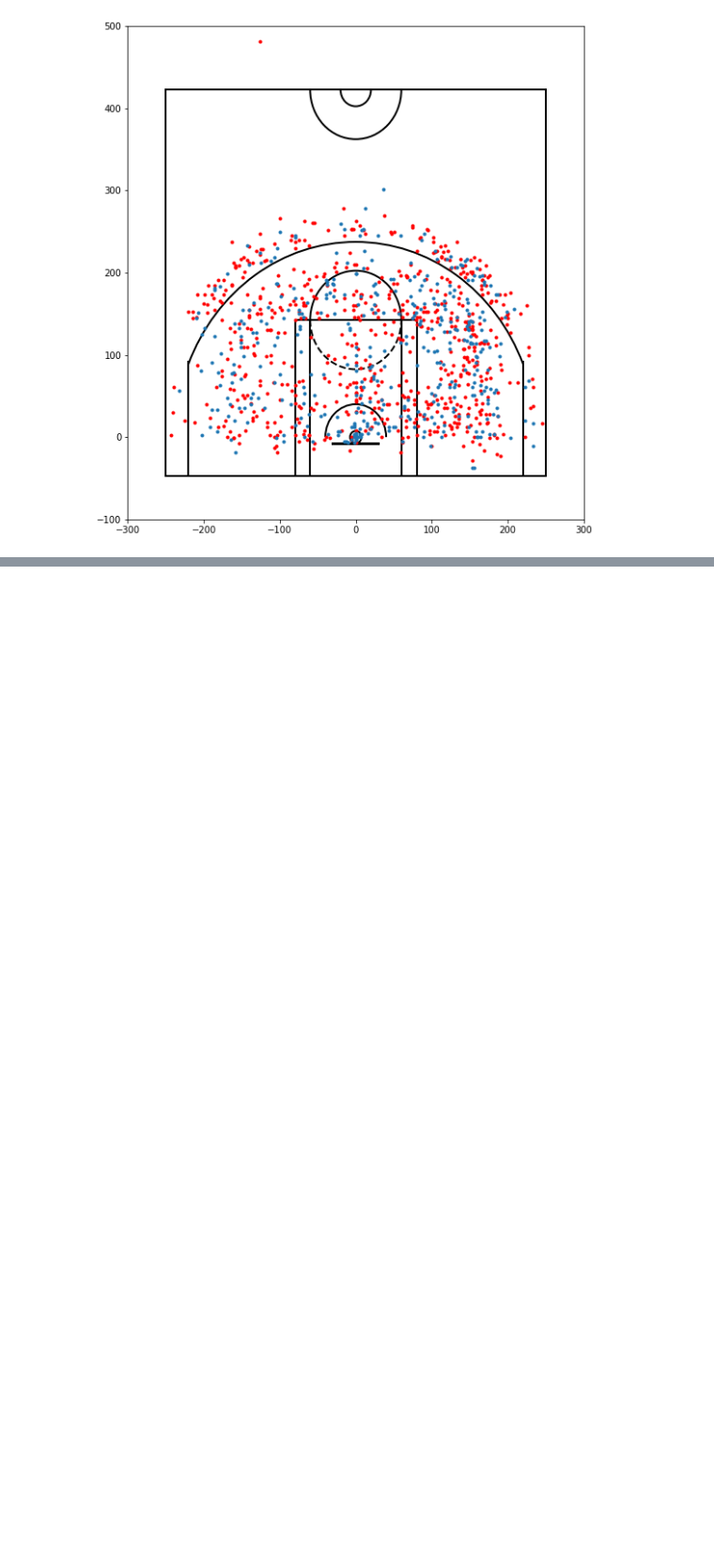
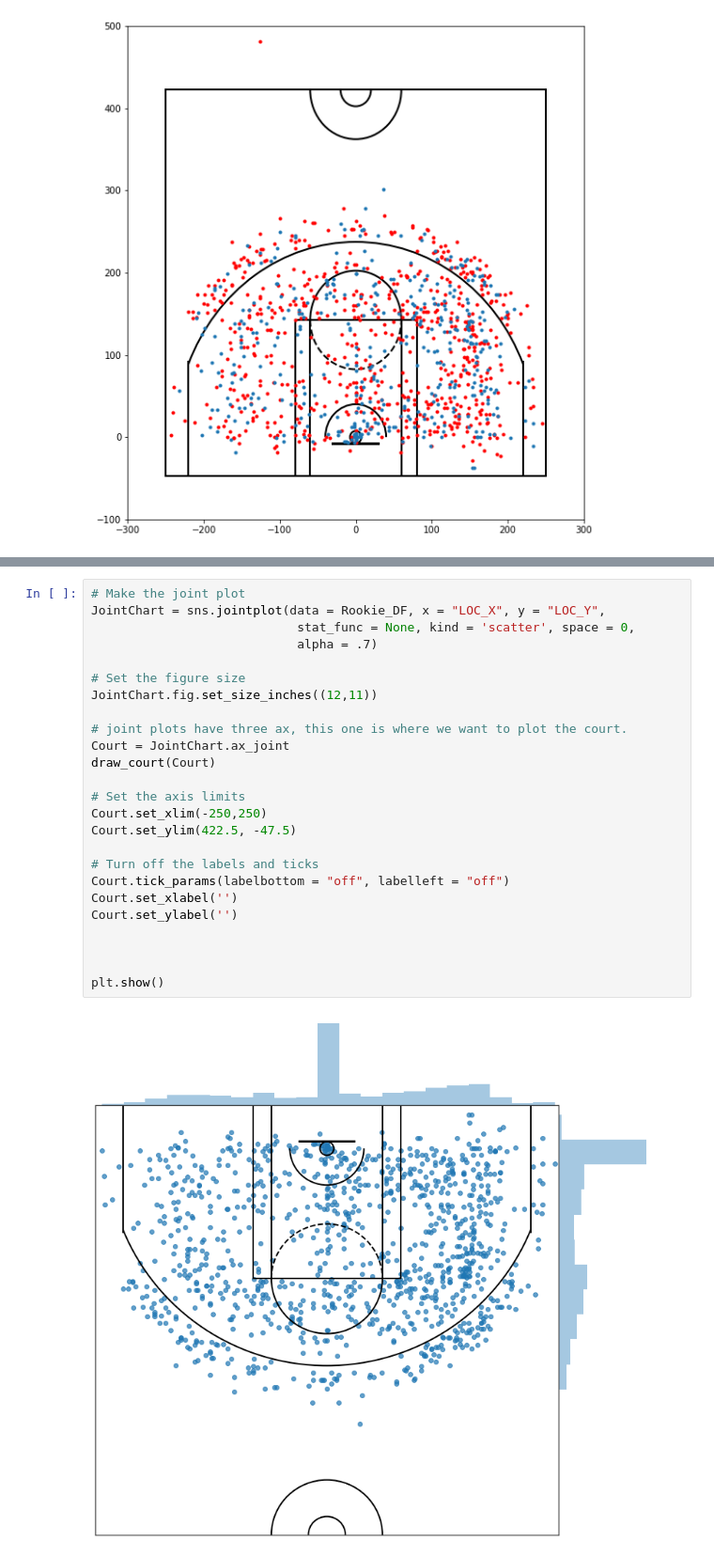
Before and after one commit to matthewosborne71/SportsProjects, a Jupyter notebook: NBA_Shot_Charts/ShotCharts.ipynb, the cells around one changed output, grey strips where cells are left out. Shown at 94% size. Saved outputs shown, nothing was run; the diff lists cells and outputs as text; blank space fills up the shorter version.

```diff
--- a/NBA_Shot_Charts/ShotCharts.ipynb
+++ b/NBA_Shot_Charts/ShotCharts.ipynb
@@ -194,0 +203,27 @@ Now we're getting somewhere!
+# %%
+# Make the joint plot
+JointChart = sns.jointplot(data = Rookie_DF, x = "LOC_X", y = "LOC_Y",
+                            stat_func = None, kind = 'scatter', space = 0,
+                            alpha = .7)
+
+# Set the figure size
+JointChart.fig.set_size_inches((12,11))
+
+# joint plots have three ax, this one is where we want to plot the court.
+Court = JointChart.ax_joint
+draw_court(Court)
+
+# Set the axis limits
+Court.set_xlim(-250,250)
+Court.set_ylim(422.5, -47.5)
+
+# Turn off the labels and ticks
+Court.tick_params(labelbottom = "off", labelleft = "off")
+Court.set_xlabel('')
+Court.set_ylabel('')
+
+
+
+plt.show()
+# %% [output]
+[figure, added]
```
Also changed, not shown: parts of 14 cells of this notebook.
